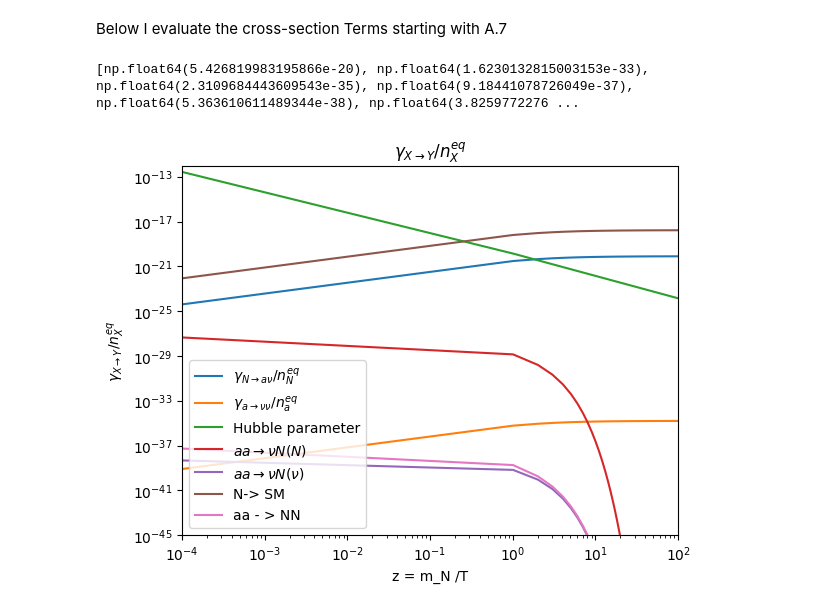
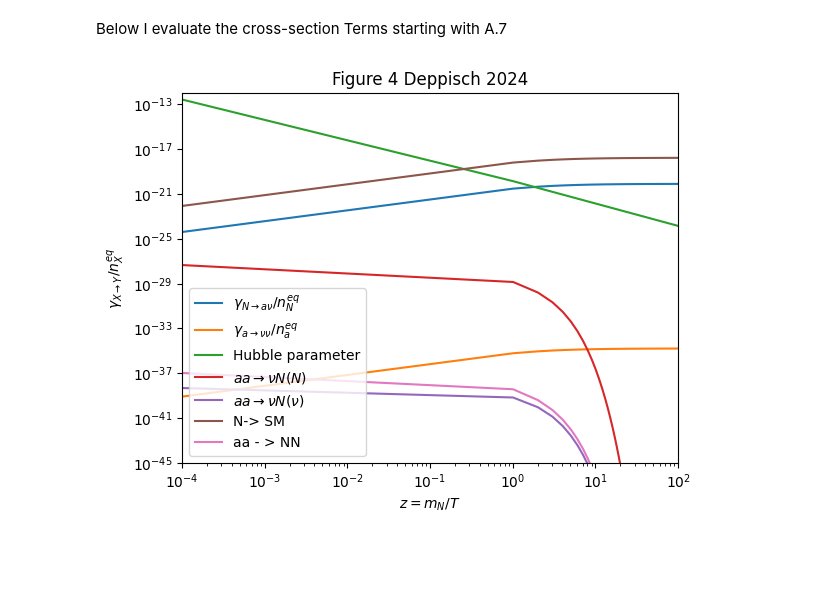
Before and after one commit to janwawrzynek/Thesis, a Jupyter notebook: jupiter/Figure4_Jan.IPYNB, the cells around one changed output. Saved outputs shown, nothing was run; the diff lists cells and outputs as text; code cells hidden in the pictures; blank space fills up the shorter version.

```diff
--- a/jupiter/Figure4_Jan.IPYNB
+++ b/jupiter/Figure4_Jan.IPYNB
@@ -353,9 +361,9 @@ $
 def cross_section_aa_NN(m_N,m_a,mixing_parameter_squared, s, f_a):
 
     # Check kinematic thresholds
-    s_threshold = 4 * m_a**2
-    if s <= s_threshold:
+    if s <= (2 * m_N)**2:
         return 0.0
+
 
     sqrt_s_minus_4ma2 = np.sqrt(s - 4 * m_a**2)
     sqrt_s_minus_4mN2 = np.sqrt(s - 4 * m_N**2)
@@ -369,7 +377,7 @@ def cross_section_aa_NN(m_N,m_a,mixing_parameter_squared, s, f_a):
     acoth_numerator = 2*(m_a**2 + m_N**2) - s
     acoth_denominator = sqrt_s_minus_4ma2*sqrt_s_minus_4mN2
     acoth_term = mpmath.acoth(acoth_numerator/acoth_denominator)
-    termB_numerator = (2*(m_a**2 + m_N**2)- s)*acoth_term
+    termB_numerator = 2*(m_a**2 + m_N**2- s)*acoth_term
     termB_denominator = sqrt_s_minus_4ma2*sqrt_s_minus_4mN2
     termB = termB_numerator/termB_denominator
     cross_section = prefactor*(termA + termB)
@@ -603,24 +611,20 @@ for z in mass_temp_ratio:
     aa_NN_ratio_value = aa_NN_gamma_value / n_a_eq_value
     #print(aa_NN_ratio_value)
     aa_NN_ratio_list.append(aa_NN_ratio_value)
-# %%
-print(gamma_aa_vN_list)
-# %% [output]
-[np.float64(5.426819983195866e-20), np.float64(1.6230132815003153e-33), np.float64(2.3109684443609543e-35), np.float64(9.18441078726049e-37), np.float64(5.363610611489344e-38), np.float64(3.8259772276 ...
 # %%
 plt.loglog(mass_temp_ratio, gamma_N_av_n_N_eq_ratio_list, label = r'$\gamma_{N \rightarrow a \nu }/ n_{N}^{eq}$')
 plt.loglog(mass_temp_ratio, gamma_a_vv_n_N_eq_ratio_list,label = r'$\gamma_{a \rightarrow \nu \nu }/ n_{a}^{eq}$' )
 plt.loglog(mass_temp_ratio, H_list, label = 'Hubble parameter' )
 plt.loglog(mass_temp_ratio, aa_vN_ratio_list, label = r'$ aa \rightarrow \nu N (N)$')
 plt.loglog(mass_temp_ratio, aa_vN_v_med_ratio_list, label = r'$ aa \rightarrow \nu N (\nu )$')
 plt.loglog(mass_temp_ratio, gamma_N_SM_n_N_eq_ratio_list, label = 'N-> SM')
 plt.loglog(mass_temp_ratio, aa_NN_ratio_list, label = 'aa - > NN' )
 plt.xlim(1e-4, 1e2)
 plt.ylim(1e-45, 1e-12)
-plt.title(r'$\gamma_{X \rightarrow Y }/ n_{X}^{eq}$')
-plt.xlabel("z = m_N /T")
+plt.title('Figure 4 Deppisch 2024')
+plt.xlabel(r"$z = m_N /T$")
 plt.ylabel(r'$\gamma_{X \rightarrow Y }/ n_{X}^{eq}$')
 plt.legend()
 plt.show()
 # %% [output]
-[figure, old version]
+[figure, new version]
```
Also changed, not shown: parts of 1 cell of this notebook.
